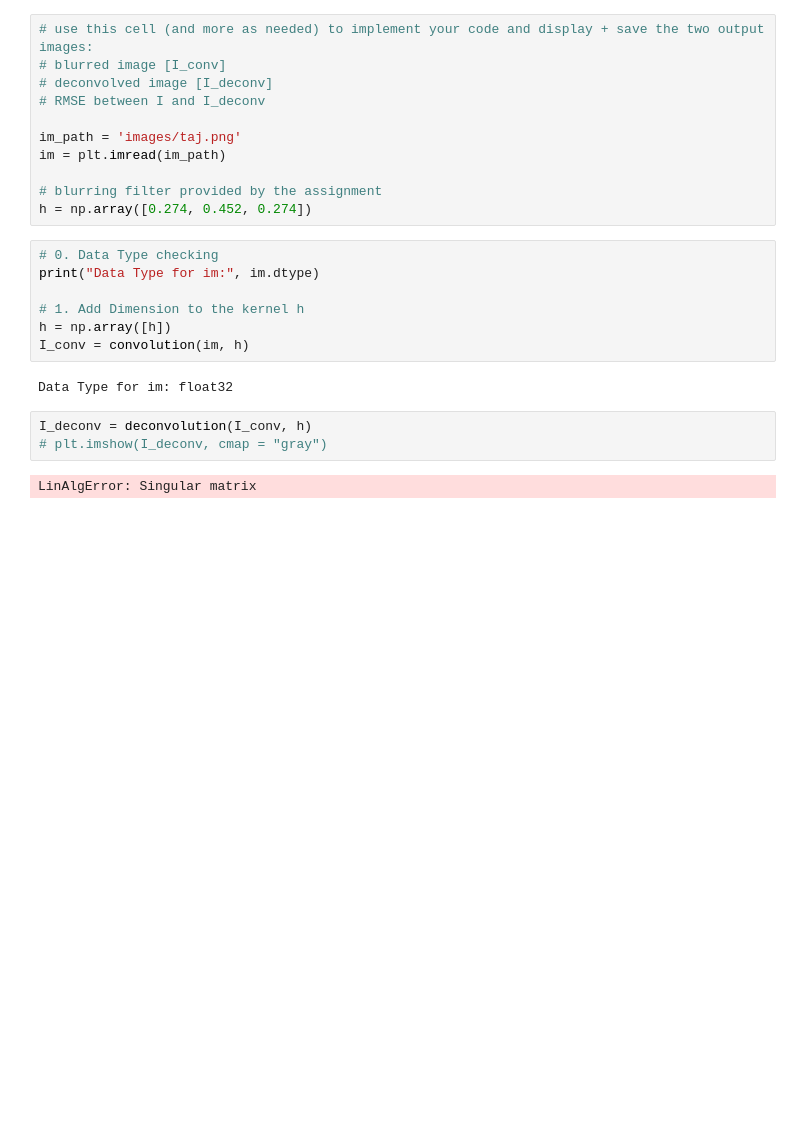
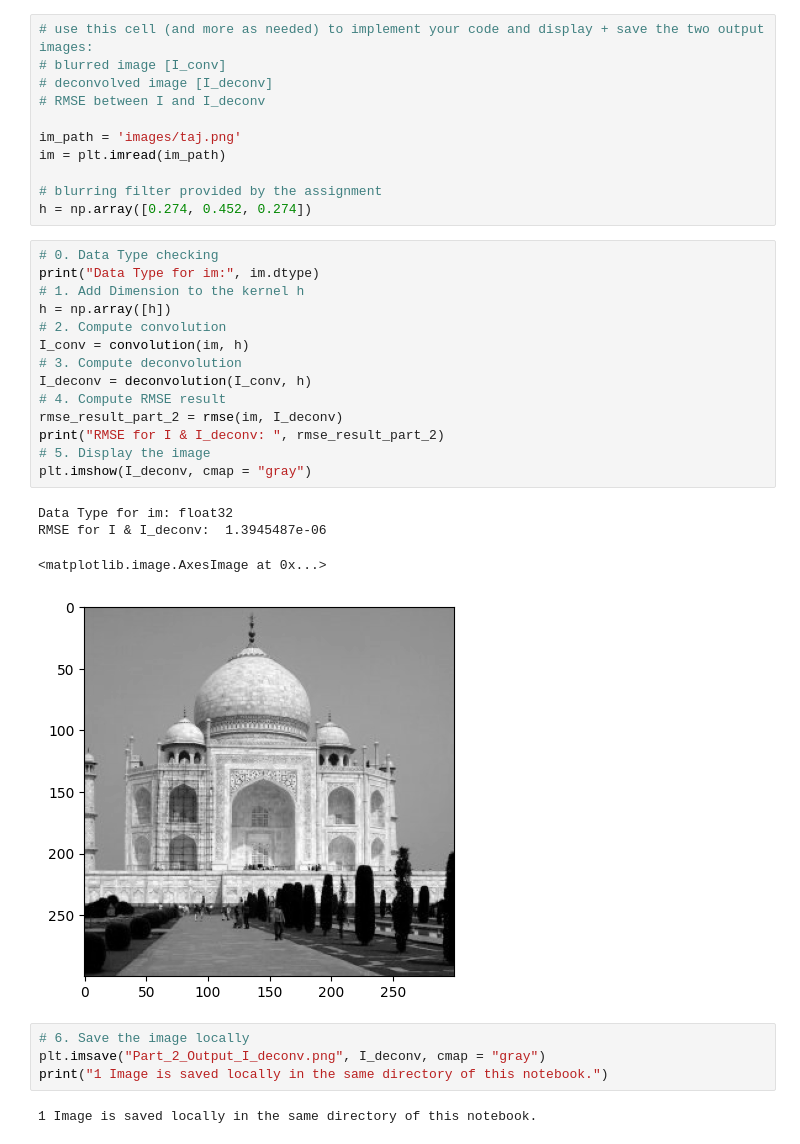
Before and after one commit to RaphaelYangWJ/w281, a Jupyter notebook: Assignment 3/assignment3_Weijie_Yang.ipynb, the cells around one changed output. Saved outputs shown, nothing was run; the diff lists cells and outputs as text; blank space fills up the shorter version.

```diff
--- a/Assignment 3/assignment3_Weijie_Yang.ipynb
+++ b/Assignment 3/assignment3_Weijie_Yang.ipynb
@@ -227,14 +219,25 @@ h = np.array([0.274, 0.452, 0.274])
 # %%
 # 0. Data Type checking
 print("Data Type for im:", im.dtype)
-
 # 1. Add Dimension to the kernel h
 h = np.array([h])
+# 2. Compute convolution
 I_conv = convolution(im, h)
+# 3. Compute deconvolution
+I_deconv = deconvolution(I_conv, h)
+# 4. Compute RMSE result
+rmse_result_part_2 = rmse(im, I_deconv)
+print("RMSE for I & I_deconv: ", rmse_result_part_2)
+# 5. Display the image
+plt.imshow(I_deconv, cmap = "gray")
 # %% [output]
 Data Type for im: float32
+RMSE for I & I_deconv:  1.3945487e-06
+<matplotlib.image.AxesImage at 0x...>
+[figure, added]
-# %%
-I_deconv = deconvolution(I_conv, h)
-# plt.imshow(I_deconv, cmap = "gray")
-# %% [output]
-LinAlgError: Singular matrix
+# %%
+# 6. Save the image locally
+plt.imsave("Part_2_Output_I_deconv.png", I_deconv, cmap = "gray")
+print("1 Image is saved locally in the same directory of this notebook.")
+# %% [output]
+1 Image is saved locally in the same directory of this notebook.
```
Also changed, not shown: parts of 5 cells of this notebook, 4 other files.
